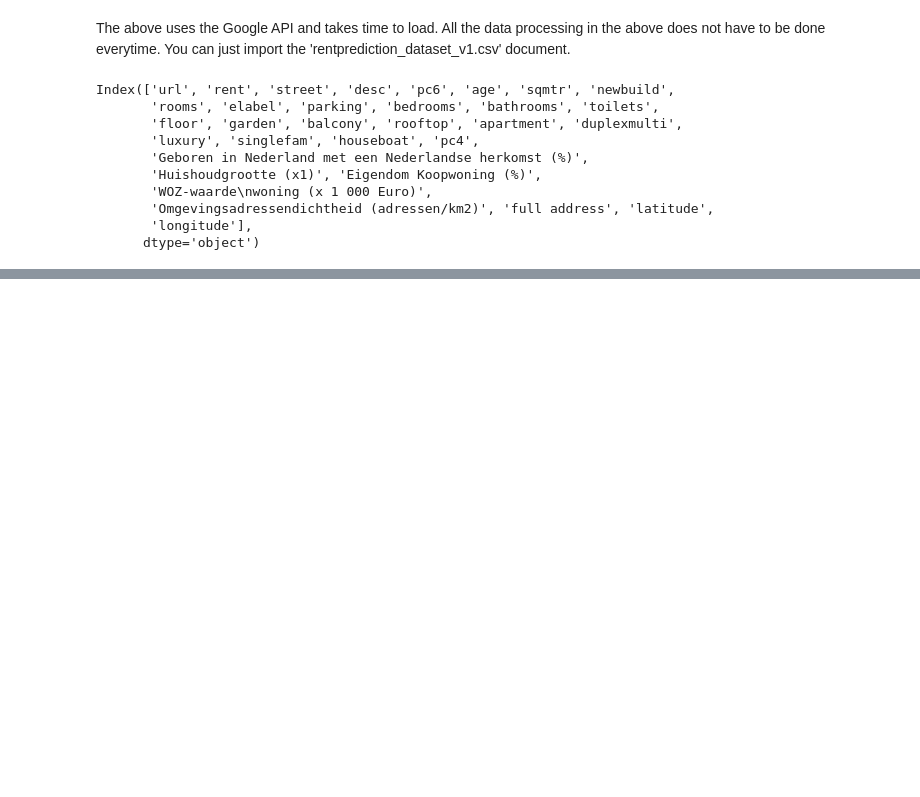
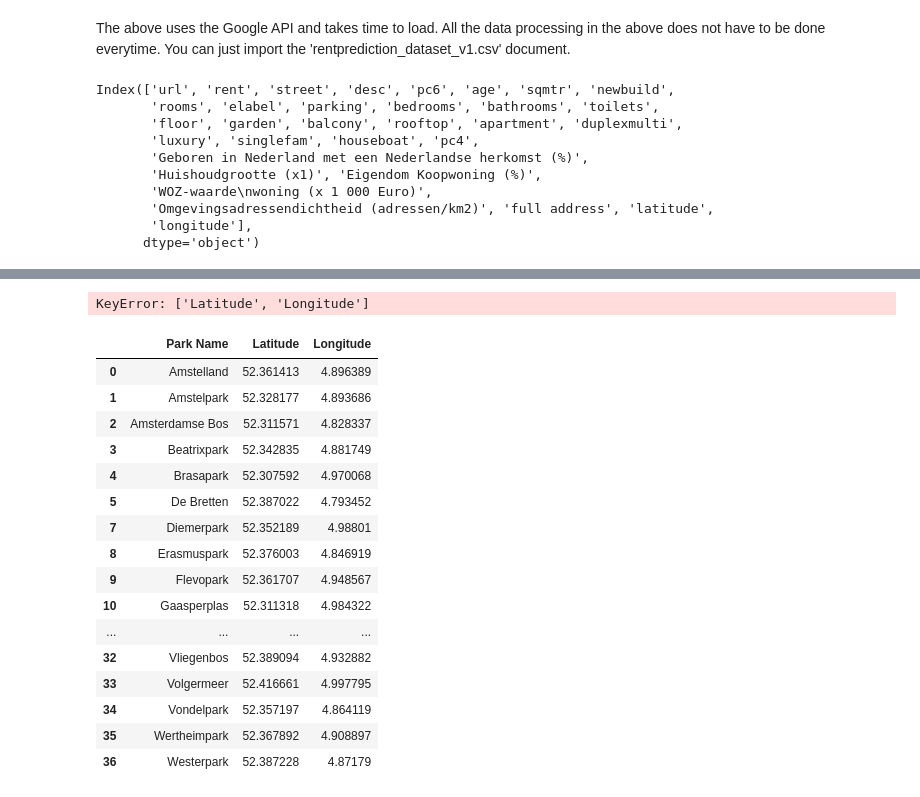
Before and after one commit to TheAphander/rentalprediction, a Jupyter notebook: datacleaningfunda.ipynb, the cells around one changed output, grey strips where cells are left out. Drawn from its saved outputs; the diff is of its cells as text; code cells hidden in the pictures; blank space fills up the shorter version.

```diff
--- a/datacleaningfunda.ipynb
+++ b/datacleaningfunda.ipynb
@@ -514,0 +365,64 @@ df.to_csv('rentprediction_dataset_v2.csv', index=False)
+# %%
+import pandas as pd
+
+# List of parks in Amsterdam
+parks = [
+    "Amstelland", "Amstelpark", "Amsterdamse Bos", "Beatrixpark", "Brasapark",
+    "De Bretten", "Diemerbos", "Diemerpark", "Erasmuspark", "Flevopark",
+    "Gaasperplas", "Gijsbrecht van Aemstelpark", "Het Twiske", "Houthavenpark",
+    "Martin Luther Kingpark", "Nelson Mandelapark", "Noorder IJplas", "Noorderpark",
+    "Oeverlanden", "Oosterpark", "Park Frankendael", "Park Schinkeleilanden",
+    "Park Somerlust", "Rembrandtpark", "Sarphatipark", "Westeinderscheg", "Scheggen",
+    "Schellingwouderbreek", "Sloterpark", "Spaarnwoude", "Strand IJburg",
+    "Tuinen van West", "Vliegenbos", "Volgermeer", "Vondelpark", "Wertheimpark",
+    "Westerpark"
+]
+
+# DataFrame to store park names and coordinates
+parks_df = pd.DataFrame(parks, columns=["Park Name"])
+parks_df["Latitude"] = None
+parks_df["Longitude"] = None
+
+import geopy
+from geopy.geocoders import Nominatim
+
+# Initialize geolocator
+geolocator = Nominatim(user_agent="amsterdam_parks")
+
+# Function to get coordinates
+def get_coordinates(park_name):
+    location = geolocator.geocode(f"{park_name}, Amsterdam, Netherlands")
+    if location:
+        return location.latitude, location.longitude
+    else:
+        return None, None
+
+# Get coordinates for each park
+for idx, park in enumerate(parks):
+    lat, lon = get_coordinates(park)
+    parks_df.at[idx, "Latitude"] = lat
+    parks_df.at[idx, "Longitude"] = lon
+# %% [output]
+KeyError: ['Latitude', 'Longitude']
+# %%
+parks_df = parks_df.dropna(subset=['Latitude', 'Longitude'])
+
+parks_df.head(40)
+# %% [output]
+|  | Park Name | Latitude | Longitude |
+| 0 | Amstelland | 52.361413 | 4.896389 |
+| 1 | Amstelpark | 52.328177 | 4.893686 |
+| 2 | Amsterdamse Bos | 52.311571 | 4.828337 |
+| 3 | Beatrixpark | 52.342835 | 4.881749 |
+| 4 | Brasapark | 52.307592 | 4.970068 |
+| 5 | De Bretten | 52.387022 | 4.793452 |
+| 7 | Diemerpark | 52.352189 | 4.98801 |
+| 8 | Erasmuspark | 52.376003 | 4.846919 |
+| 9 | Flevopark | 52.361707 | 4.948567 |
+| 10 | Gaasperplas | 52.311318 | 4.984322 |
+| ... | ... | ... | ... |
+| 32 | Vliegenbos | 52.389094 | 4.932882 |
+| 33 | Volgermeer | 52.416661 | 4.997795 |
+| 34 | Vondelpark | 52.357197 | 4.864119 |
+| 35 | Wertheimpark | 52.367892 | 4.908897 |
+| 36 | Westerpark | 52.387228 | 4.87179 |
```
Also changed, not shown: parts of 3 cells of this notebook, 2 other files.
